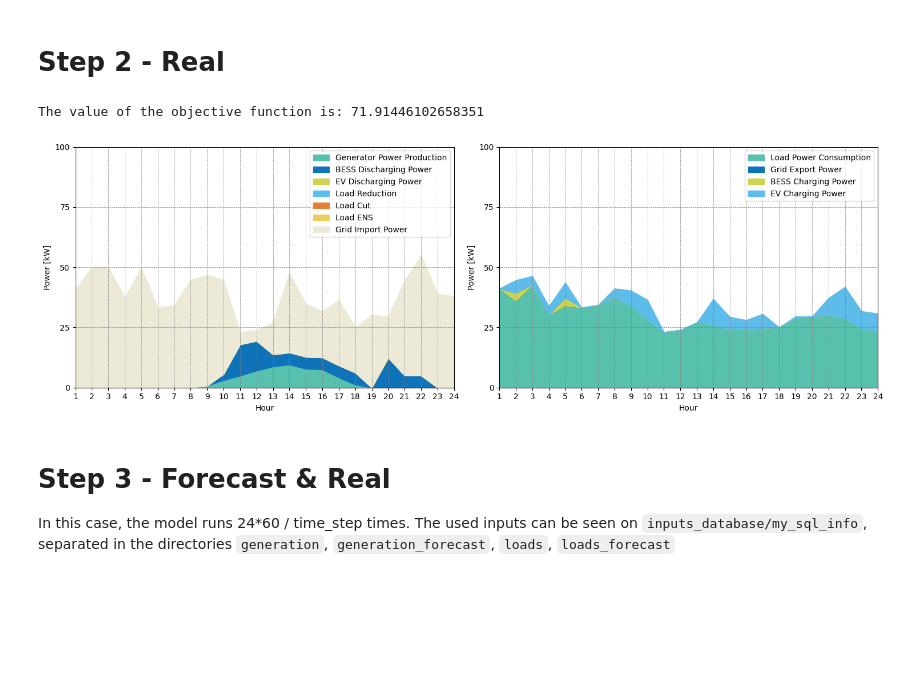
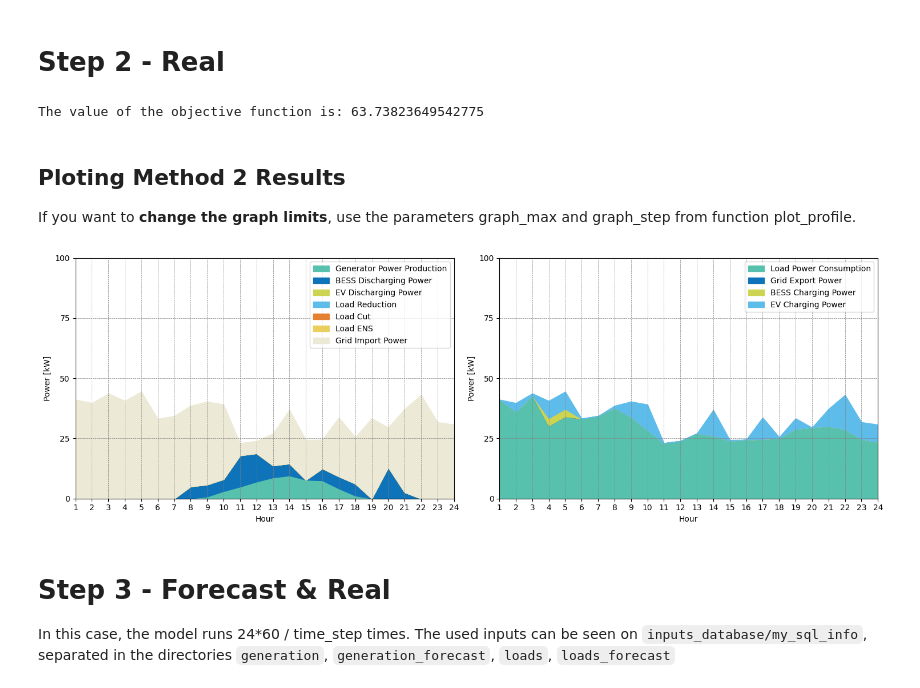
Before and after one commit to cpguzman/energy_communities_management, a Jupyter notebook: pyecom_tomas/pyecomWforecats.ipynb, the cells around one changed output. Drawn from its saved outputs; the diff is of its cells as text; code cells hidden in the pictures; blank space fills up the shorter version.

```diff
--- a/pyecom_tomas/pyecomWforecats.ipynb
+++ b/pyecom_tomas/pyecomWforecats.ipynb
@@ -317,7 +333,7 @@ True_Data.change_time_step(_time_step)
 # As said before, initially the object Data_forecast only stores what comes from Excel.
 # These two functions replace the data from excel by the data from the Mysql FORECAST Databases:
 
-step2_folder = './new_inputs_database/step2'
+step2_folder = './inputs_database/original_inputs/step2'
 
 True_Data.get_data_from_db(specific_date=_specific_date, table="generators", end = 24*60//_time_step, time_step=_time_step, folder=step2_folder, save=True)
 True_Data.get_data_from_db(specific_date=_specific_date, table="loads", end = 24*60//_time_step, time_step=_time_step, folder=step2_folder, save=True)
@@ -348,6 +364,6 @@ results_true_true = solver_true_true.solve(model_true_true)
 objective_value = pe.value(model_true_true.objFn)
 print(f"The value of the objective function is: {objective_value}")
 # %% [output]
-The value of the objective function is: 71.91446102658351
+The value of the objective function is: 63.73823649542775
 # %%
 #  Result extraction - Saving the results on CSVs:
@@ -474,16 +490,20 @@ with pd.ExcelWriter(folder + '/evs_output.xlsx') as writer:
     result_v2gState_true_true.to_excel(writer, sheet_name='v2gState', index=False)
     result_v2gScheduleDepartureSOC_true_true.to_excel(writer, sheet_name='v2gScheduleDepartureSOC', index=False)
     result_v2gRelax_true_true.to_excel(writer, sheet_name='v2gRelax', index=False)
+# %% [markdown]
+## Ploting Method 2 Results
+
+If you want to **change the graph limits**, use the parameters graph_max and graph_step from function plot_profile.
 # %%
 
 m.plot_profile(result_genActPower=result_genActPower_true_true, result_storDchActPower = result_storDchActPower_true_true,
                result_v2gDchActPower=result_v2gDchActPower_true_true, result_loadRedActPower=result_loadRedActPower_true_true,
                result_loadCutActPower=result_loadCutActPower_true_true, result_loadENS=result_loadENS_true_true,
                result_pimp=result_pimp_true_true, model = model_true_true, Data = True_Data, result_genExcActPower=result_genExcActPower_true_true,
                result_storChActPower=result_storChActPower_true_true, result_v2gChActPower=result_v2gChActPower_true_true,
-               save = _save_plots, path=f'new_plots/step2', name = f'measured-{_specific_date}-step-{_time_step}', graph_max=100, graph_step=25)
+               save = _save_plots, path=f'plots/original_inputs/step2', name = f'measured-{_specific_date}-step-{_time_step}', graph_max=100, graph_step=25)
 # %% [output]
-[figure, old version]
+[figure, new version]
 # %%
 # This function put on a excel all the data that was ploted on the previous part (plot_profile function)
 m.export_profile_to_excel(
```
Also changed, not shown: parts of 18 cells of this notebook, 2 other files.
